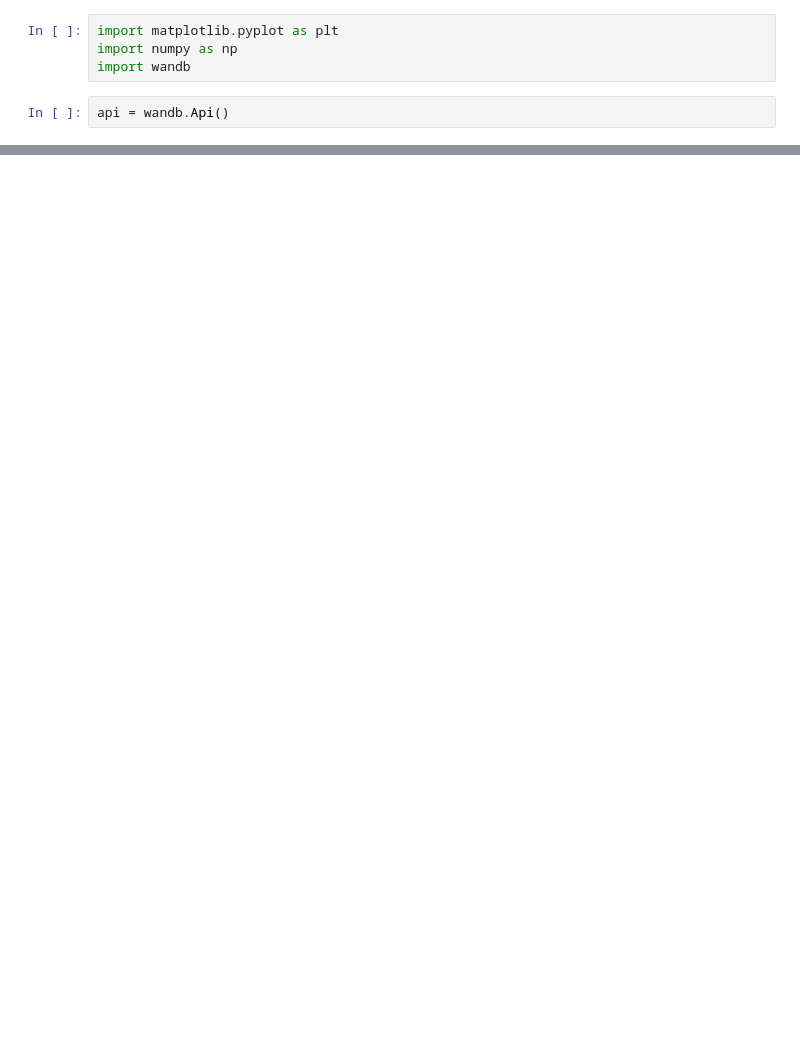
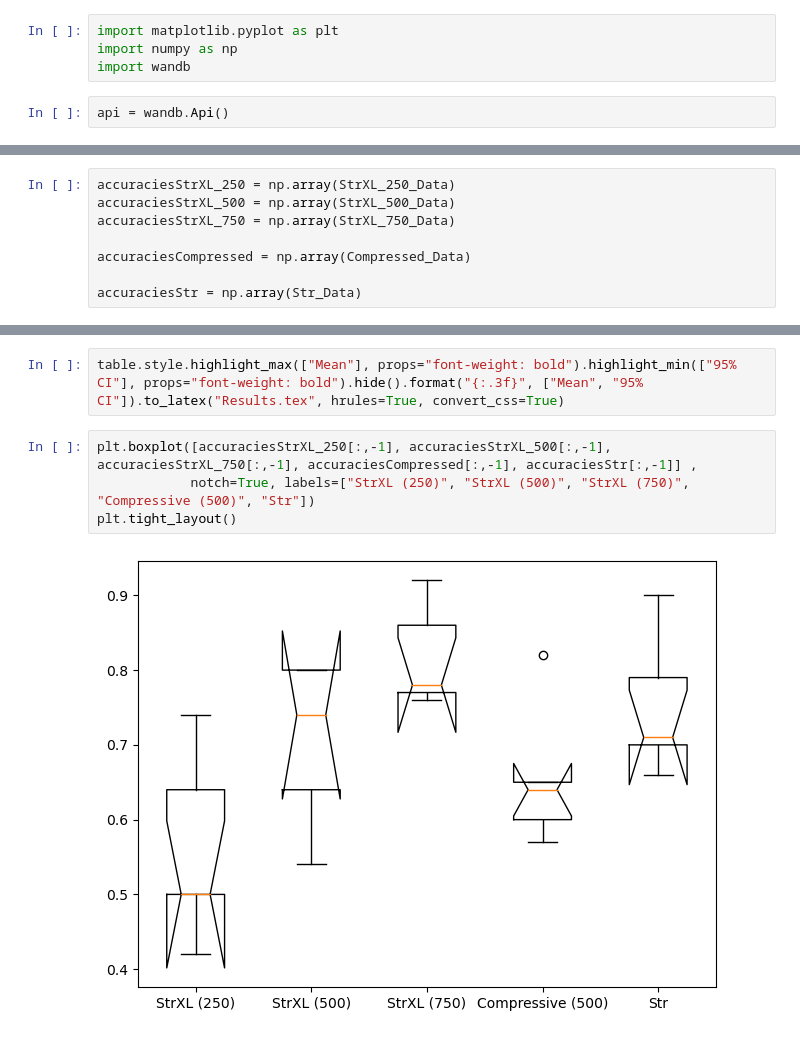
Before and after one commit to KendraGivens/TransformerXL, a Jupyter notebook: STR_XL/Analysis/Graphs.ipynb, the cells around one changed output, grey strips where cells are left out. Saved outputs shown, nothing was run; the diff lists cells and outputs as text; blank space fills up the shorter version.

```diff
--- a/STR_XL/Analysis/Graphs.ipynb
+++ b/STR_XL/Analysis/Graphs.ipynb
@@ -65,0 +72,8 @@ plt.show()
+# %%
+accuraciesStrXL_250 = np.array(StrXL_250_Data)
+accuraciesStrXL_500 = np.array(StrXL_500_Data)
+accuraciesStrXL_750 = np.array(StrXL_750_Data)
+
+accuraciesCompressed = np.array(Compressed_Data)
+
+accuraciesStr = np.array(Str_Data)
@@ -65,0 +130,8 @@ plt.show()
+# %%
+table.style.highlight_max(["Mean"], props="font-weight: bold").highlight_min(["95% CI"], props="font-weight: bold").hide().format("{:.3f}", ["Mean", "95% CI"]).to_latex("Results.tex", hrules=True, convert_css=True)
+# %%
+plt.boxplot([accuraciesStrXL_250[:,-1], accuraciesStrXL_500[:,-1], accuraciesStrXL_750[:,-1], accuraciesCompressed[:,-1], accuraciesStr[:,-1]] ,
+            notch=True, labels=["StrXL (250)", "StrXL (500)", "StrXL (750)", "Compressive (500)", "Str"])
+plt.tight_layout()
+# %% [output]
+[figure, added]
```
Also changed, not shown: parts of 22 cells of this notebook, 50 other files.
